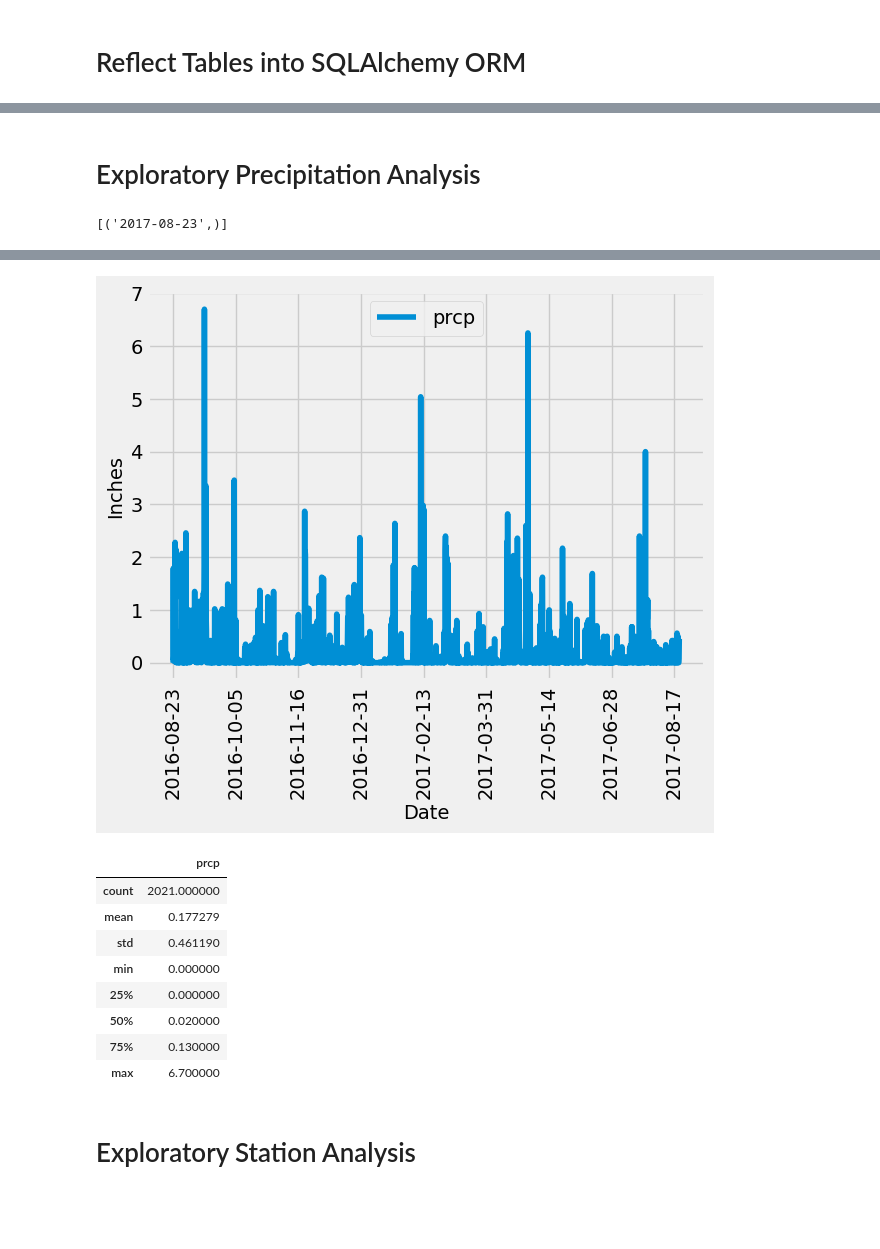
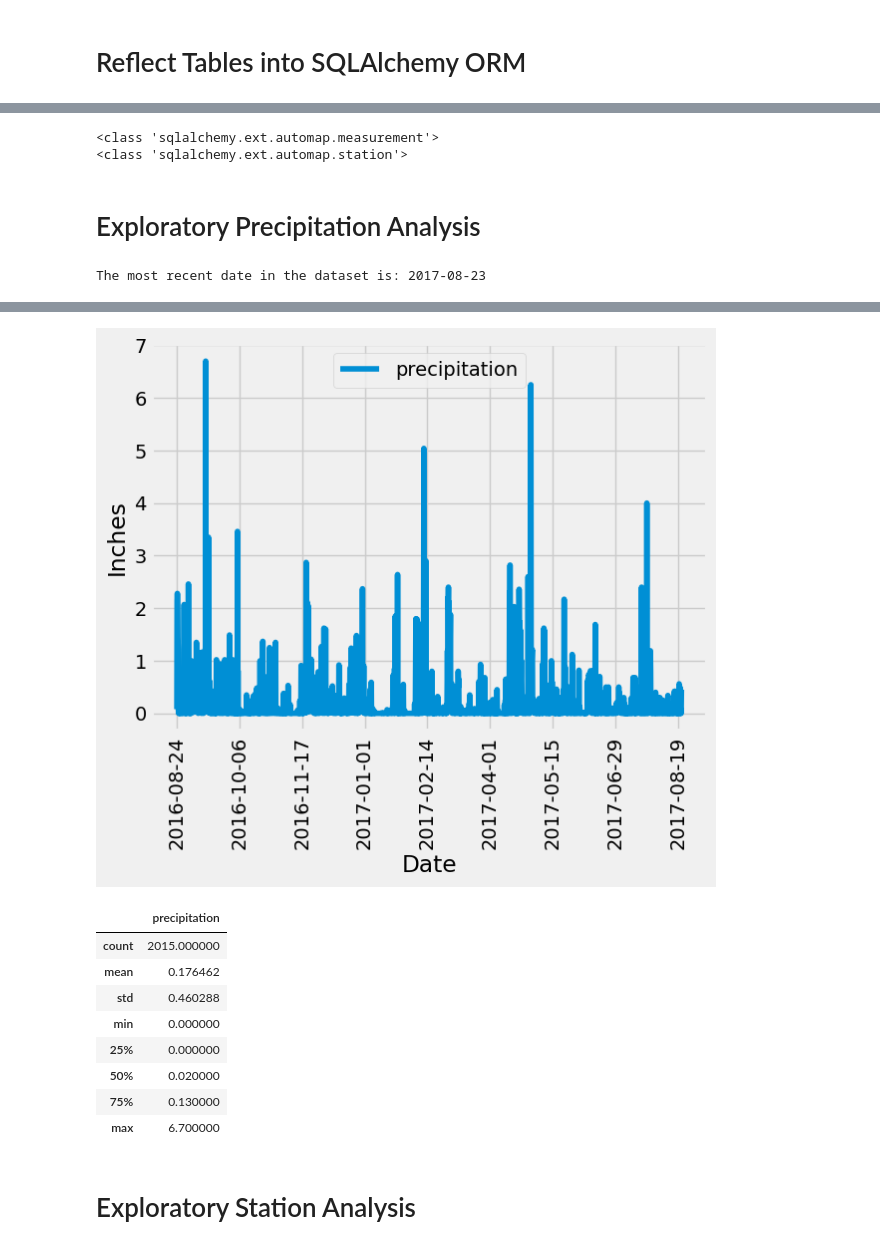
Before and after one commit to GerardoOH/sqlalchemy-challenge, a Jupyter notebook: SurfsUp/Climate.ipynb, the cells around one changed output, grey strips where cells are left out. Drawn from its saved outputs; the diff is of its cells as text; code cells hidden in the pictures; blank space fills up the shorter version.

```diff
--- a/SurfsUp/Climate.ipynb
+++ b/SurfsUp/Climate.ipynb
@@ -32,44 +37,56 @@ base.classes.keys()
 # %%
 # Save references to each table
-measurement = base.classes.measurement
-station = base.classes.station
+measurements = base.classes.measurement
+stations = base.classes.station
+
+print(measurements)
+print(stations)
+# %% [output]
+<class 'sqlalchemy.ext.automap.measurement'>
+<class 'sqlalchemy.ext.automap.station'>
 # %%
 # Create our session (link) from Python to the DB
-Session = Session(engine)
+session = Session(engine)
 # %% [markdown]
 # Exploratory Precipitation Analysis
-# %%
-# Find the most recent date in the data set.
-with engine.connect() as connection:
-    query_cn = text('SELECT max(date) FROM Measurement')
-    result = connection.execute(query_cn)
-    max_date = result.fetchall()
-    print(max_date)
-# %% [output]
-[('2017-08-23',)]
+# %%
+# Find the most recent date in the data set.
+most_recent_date = session.query(func.max(measurements.date)).scalar()
+print(f"The most recent date in the dataset is: {most_recent_date}")
+# %% [output]
+The most recent date in the dataset is: 2017-08-23
 # %%
 # Design a query to retrieve the last 12 months of precipitation data and plot the results.
 # Starting from the most recent data point in the database.
-precipt_data = Session.query(measurement.date, measurement.prcp).filter(measurement.date >= "2016-08-23").\
-filter(measurement.date <= "2017-08-23").all()
+most_recent_date = session.query(func.max(measurements.date)).scalar()
+print(f"Most recent date: {most_recent_date}")
+
 # Calculate the date one year from the last date in data set.
+most_recent_date = datetime.strptime(most_recent_date, "%Y-%m-%d")
+one_year_ago = most_recent_date - timedelta(days=365)
+print(f"Date one year ago: {one_year_ago}")
+
+# Perform a query to retrieve the data and precipitation scores
+results = (
+    session.query(measurements.date, measurements.prcp)
+    .filter(measurements.date >= one_year_ago)
+    .filter(measurements.date <= most_recent_date)
+    .all()
+)
+
+# Save the query results as a Pandas DataFrame. Explicitly set the column names
+precipitation_df = pd.DataFrame(results, columns=["date", "precipitation"])
+
+# Ensure the date column is sorted
+precipitation_df = precipitation_df.sort_values("date")
+precipitation_df.set_index("date", inplace=True)
 
 
-# Perform a query to retrieve the data and precipitation scores
-
-
-# Save the query results as a Pandas DataFrame. Explicitly set the column names
-precipt_df = pd.DataFrame(precipt_data).set_index('date')
-
 # Sort the dataframe by date
-precipt_df=precipt_df.sort_values(by='date').dropna()
-
-
+precipitation_df=precipitation_df.sort_values(by='date').dropna()
 
 # Use Pandas Plotting with Matplotlib to plot the data
-
-
-precipt_df.plot(rot=90)
+precipitation_df.plot(rot=90)
 plt.xlabel('Date')
 plt.ylabel('Inches')
 plt.legend(loc='upper center')
@@ -79,12 +98,12 @@ plt.show()
-[figure, old version]
+[figure, new version]
 # %%
 # Use Pandas to calculate the summary statistics for the precipitation data
-precipt_df.describe()
+precipitation_df.describe()
 # %% [output]
-|  | prcp |
-| count | 2021.000000 |
-| mean | 0.177279 |
-| std | 0.461190 |
+|  | precipitation |
+| count | 2015.000000 |
+| mean | 0.176462 |
+| std | 0.460288 |
 | min | 0.000000 |
 | 25% | 0.000000 |
 | 50% | 0.020000 |
```
Also changed, not shown: parts of 9 cells of this notebook, 1 other file.
